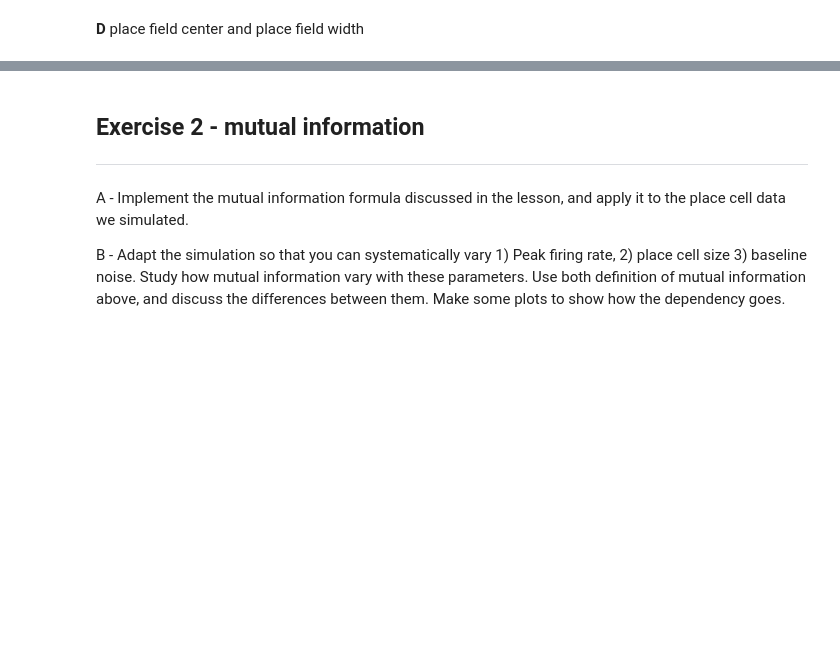
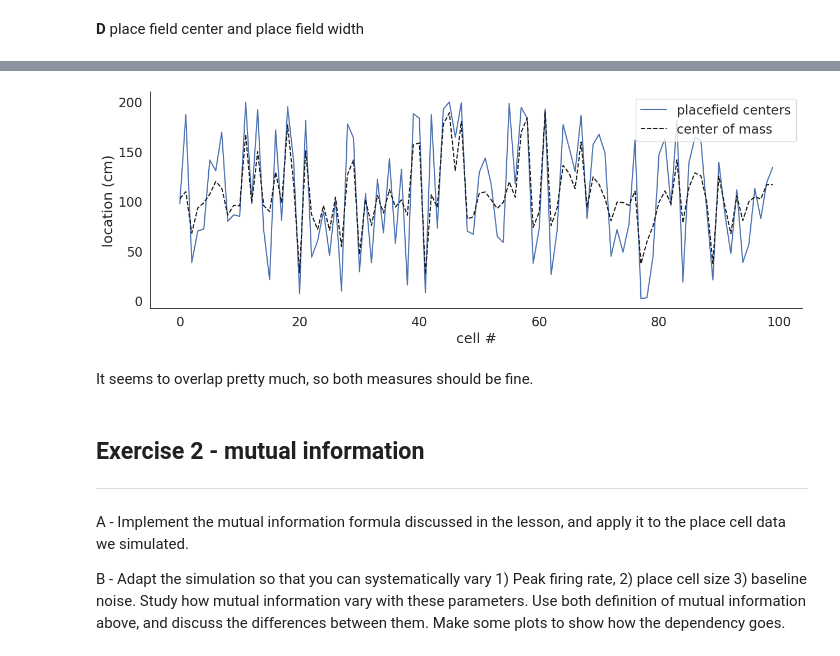
Before and after one commit to irenetiem/single-cell-analysis, a Jupyter notebook: 01-tuning-curves/exercises.ipynb, the cells around one changed output, grey strips where cells are left out. Cells and saved outputs as stored; diff of their text form; code cells hidden in the pictures; blank space fills up the shorter version.

```diff
--- a/01-tuning-curves/exercises.ipynb
+++ b/01-tuning-curves/exercises.ipynb
@@ -456,3 +429,29 @@ peak_locations = kdes.argmax(axis=1)
+# %%
+# def calc_cpf(n_spikes, peak_location):
+#   return 1/n_spikes
+
+cpfs = np.zeros((n_cells))
+
+for cell in range(n_cells):
+  n_spikes = len(spike_positions[cell])
+  Li = np.sum(spike_positions[cell])
+  c_pf = Li/n_spikes
+  cpfs[cell] = c_pf
+# %%
+cell_list = np.arange(0, n_cells)
+
+plt.figure(figsize=(15,5))
+plt.plot(cell_list, pf_centers, color = 'b', label = 'placefield centers')
+plt.plot(cell_list, cpfs, label = 'center of mass', linestyle = 'dashed', color = 'k')
+plt.xlabel('cell #')
+plt.ylabel('location (cm)')
+plt.legend()
+
+plt.show()
+# %% [output]
+[figure, added]
+# %% [markdown]
+It seems to overlap pretty much, so both measures should be fine.
 # %% [markdown]
 ## Exercise 2 - mutual information
 ---
```
Also changed, not shown: parts of 15 cells of this notebook.
